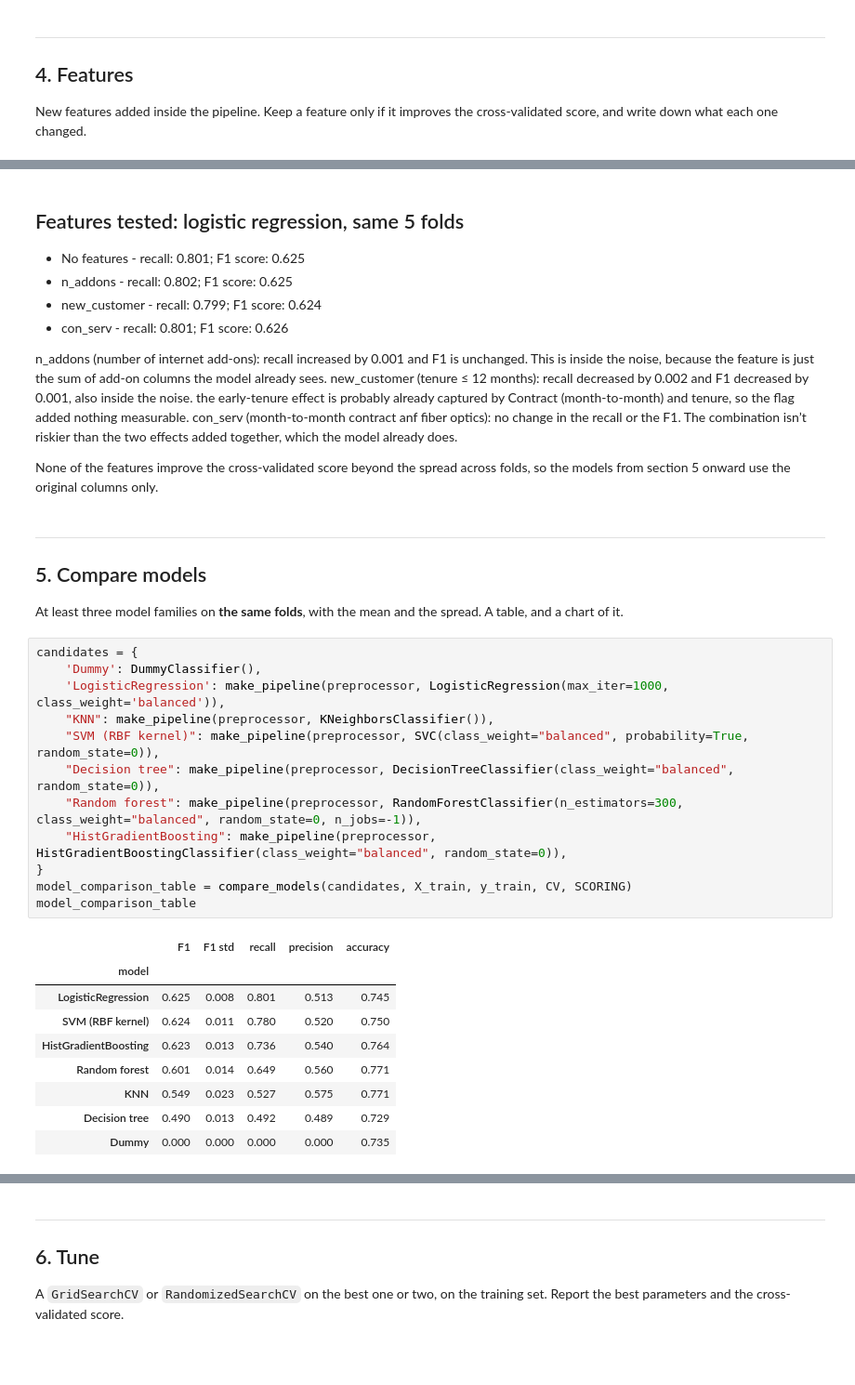
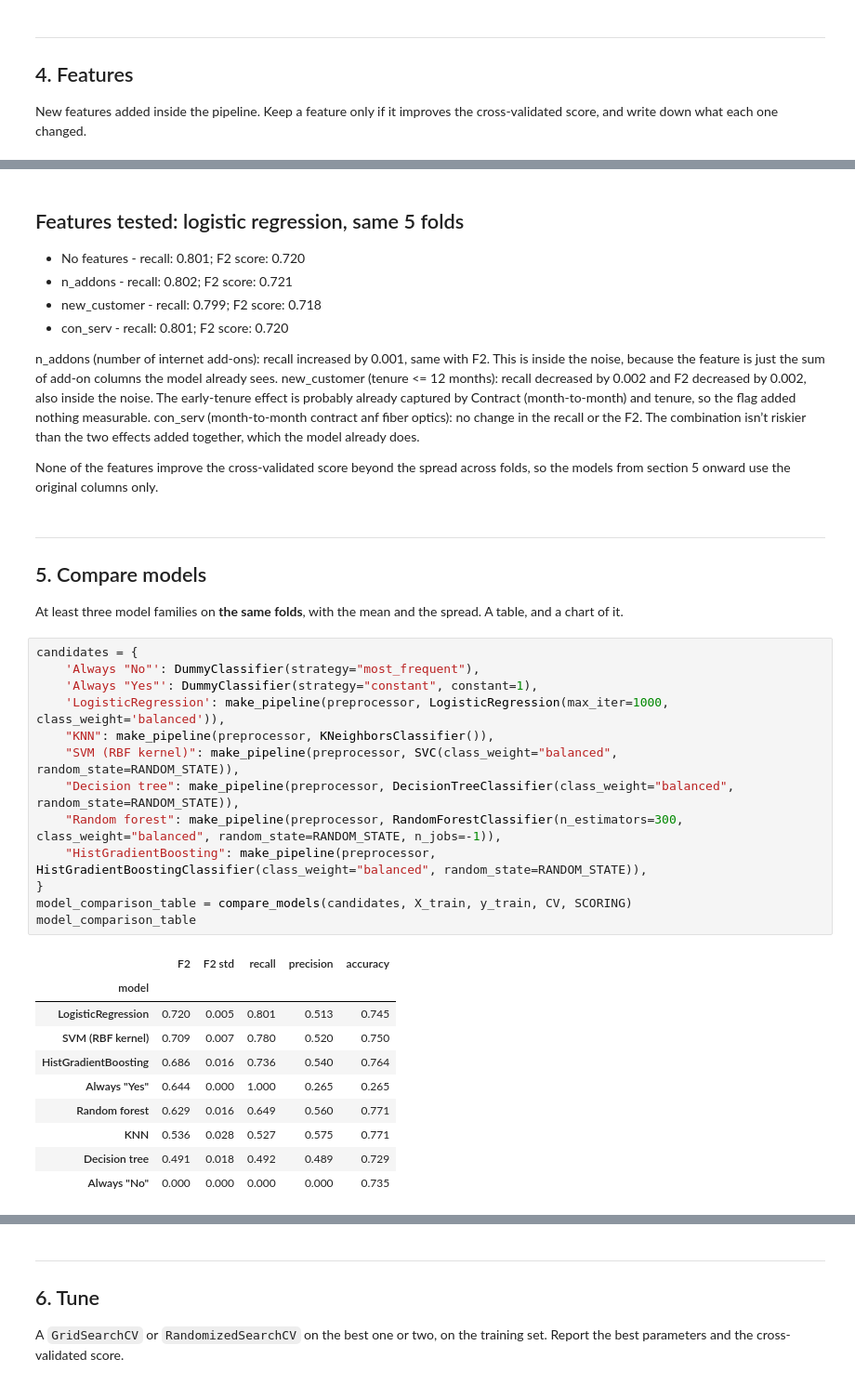
Before and after one commit to jkrstevska/project-2-ml, a Jupyter notebook: notebooks/02_pipelines_and_models.ipynb, the cells around one changed output, grey strips where cells are left out. Shown at 93% size. Saved outputs shown, nothing was run; the diff lists cells and outputs as text; blank space fills up the shorter version.

```diff
--- a/notebooks/02_pipelines_and_models.ipynb
+++ b/notebooks/02_pipelines_and_models.ipynb
@@ -137,14 +176,14 @@ no new features recall 0.801 ± 0.005 f1 0.625 ± 0.008
 # %% [markdown]
 ## Features tested: logistic regression, same 5 folds
 
-- No features - recall: 0.801; F1 score: 0.625
-- n_addons - recall: 0.802; F1 score: 0.625
-- new_customer - recall: 0.799; F1 score: 0.624
-- con_serv - recall: 0.801; F1 score: 0.626
+- No features - recall: 0.801; F2 score: 0.720
+- n_addons - recall: 0.802; F2 score: 0.721
+- new_customer - recall: 0.799; F2 score: 0.718
+- con_serv - recall: 0.801; F2 score: 0.720
 
-n_addons (number of internet add-ons): recall increased by 0.001 and F1 is unchanged. This is inside the noise, because the feature is just the sum of add-on columns the model already sees.
-new_customer (tenure ≤ 12 months): recall decreased by 0.002 and F1 decreased by 0.001, also inside the noise. the early-tenure effect is probably already captured by Contract (month-to-month) and tenure, so the flag added nothing measurable.
-con_serv (month-to-month contract anf fiber optics): no change in the recall or the F1. The combination isn’t riskier than the two effects added together, which the model already does.
+n_addons (number of internet add-ons): recall increased by 0.001, same with F2. This is inside the noise, because the feature is just the sum of add-on columns the model already sees.
+new_customer (tenure <= 12 months): recall decreased by 0.002 and F2 decreased by 0.002, also inside the noise. The early-tenure effect is probably already captured by Contract (month-to-month) and tenure, so the flag added nothing measurable.
+con_serv (month-to-month contract anf fiber optics): no change in the recall or the F2. The combination isn’t riskier than the two effects added together, which the model already does.
 
 None of the features improve the cross-validated score beyond the spread across folds, so the models from section 5 onward use the original columns only.
 # %% [markdown]
@@ -154,24 +193,26 @@ None of the features improve the cross-validated score beyond the spread across
 At least three model families on **the same folds**, with the mean and the spread. A table, and a chart of it.
 # %%
 candidates = {
-    'Dummy': DummyClassifier(),
+    'Always "No"': DummyClassifier(strategy="most_frequent"),
+    'Always "Yes"': DummyClassifier(strategy="constant", constant=1),
     'LogisticRegression': make_pipeline(preprocessor, LogisticRegression(max_iter=1000, class_weight='balanced')),
     "KNN": make_pipeline(preprocessor, KNeighborsClassifier()),
-    "SVM (RBF kernel)": make_pipeline(preprocessor, SVC(class_weight="balanced", probability=True, random_state=0)),
-    "Decision tree": make_pipeline(preprocessor, DecisionTreeClassifier(class_weight="balanced", random_state=0)),
-    "Random forest": make_pipeline(preprocessor, RandomForestClassifier(n_estimators=300, class_weight="balanced", random_state=0, n_jobs=-1)),
-    "HistGradientBoosting": make_pipeline(preprocessor, HistGradientBoostingClassifier(class_weight="balanced", random_state=0)),
+    "SVM (RBF kernel)": make_pipeline(preprocessor, SVC(class_weight="balanced", random_state=RANDOM_STATE)),
+    "Decision tree": make_pipeline(preprocessor, DecisionTreeClassifier(class_weight="balanced", random_state=RANDOM_STATE)),
+    "Random forest": make_pipeline(preprocessor, RandomForestClassifier(n_estimators=300, class_weight="balanced", random_state=RANDOM_STATE, n_jobs=-1)),
+    "HistGradientBoosting": make_pipeline(preprocessor, HistGradientBoostingClassifier(class_weight="balanced", random_state=RANDOM_STATE)),
 }
 model_comparison_table = compare_models(candidates, X_train, y_train, CV, SCORING)
 model_comparison_table
 # %% [output]
-|  | F1 | F1 std | recall | precision | accuracy |
+|  | F2 | F2 std | recall | precision | accuracy |
 | model |  |  |  |  |  |
-| LogisticRegression | 0.625 | 0.008 | 0.801 | 0.513 | 0.745 |
-| SVM (RBF kernel) | 0.624 | 0.011 | 0.780 | 0.520 | 0.750 |
-| HistGradientBoosting | 0.623 | 0.013 | 0.736 | 0.540 | 0.764 |
-| Random forest | 0.601 | 0.014 | 0.649 | 0.560 | 0.771 |
-| KNN | 0.549 | 0.023 | 0.527 | 0.575 | 0.771 |
-| Decision tree | 0.490 | 0.013 | 0.492 | 0.489 | 0.729 |
-| Dummy | 0.000 | 0.000 | 0.000 | 0.000 | 0.735 |
+| LogisticRegression | 0.720 | 0.005 | 0.801 | 0.513 | 0.745 |
+| SVM (RBF kernel) | 0.709 | 0.007 | 0.780 | 0.520 | 0.750 |
+| HistGradientBoosting | 0.686 | 0.016 | 0.736 | 0.540 | 0.764 |
+| Always "Yes" | 0.644 | 0.000 | 1.000 | 0.265 | 0.265 |
+| Random forest | 0.629 | 0.016 | 0.649 | 0.560 | 0.771 |
+| KNN | 0.536 | 0.028 | 0.527 | 0.575 | 0.771 |
+| Decision tree | 0.491 | 0.018 | 0.492 | 0.489 | 0.729 |
+| Always "No" | 0.000 | 0.000 | 0.000 | 0.000 | 0.735 |
 # %%
```
Also changed, not shown: parts of 15 cells of this notebook, 3 other files.
